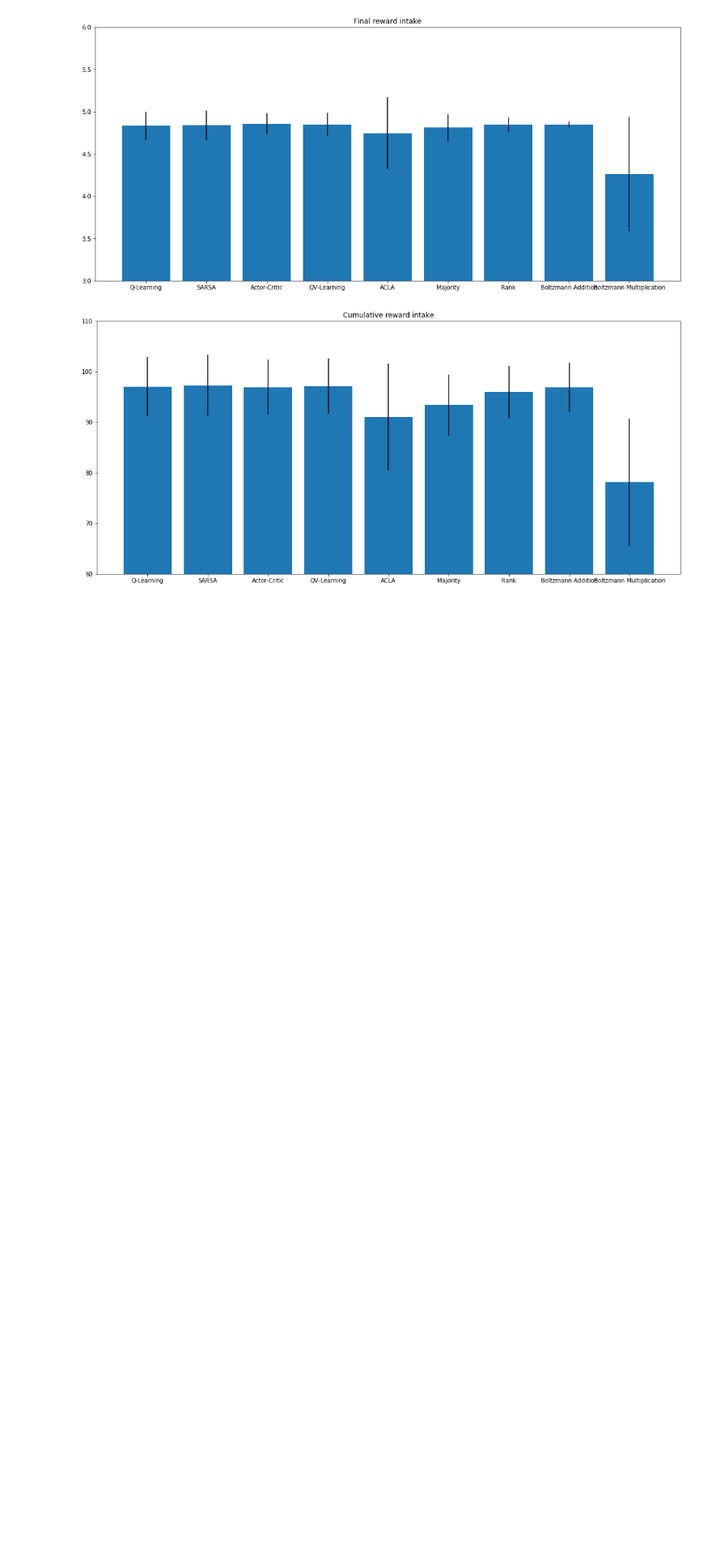
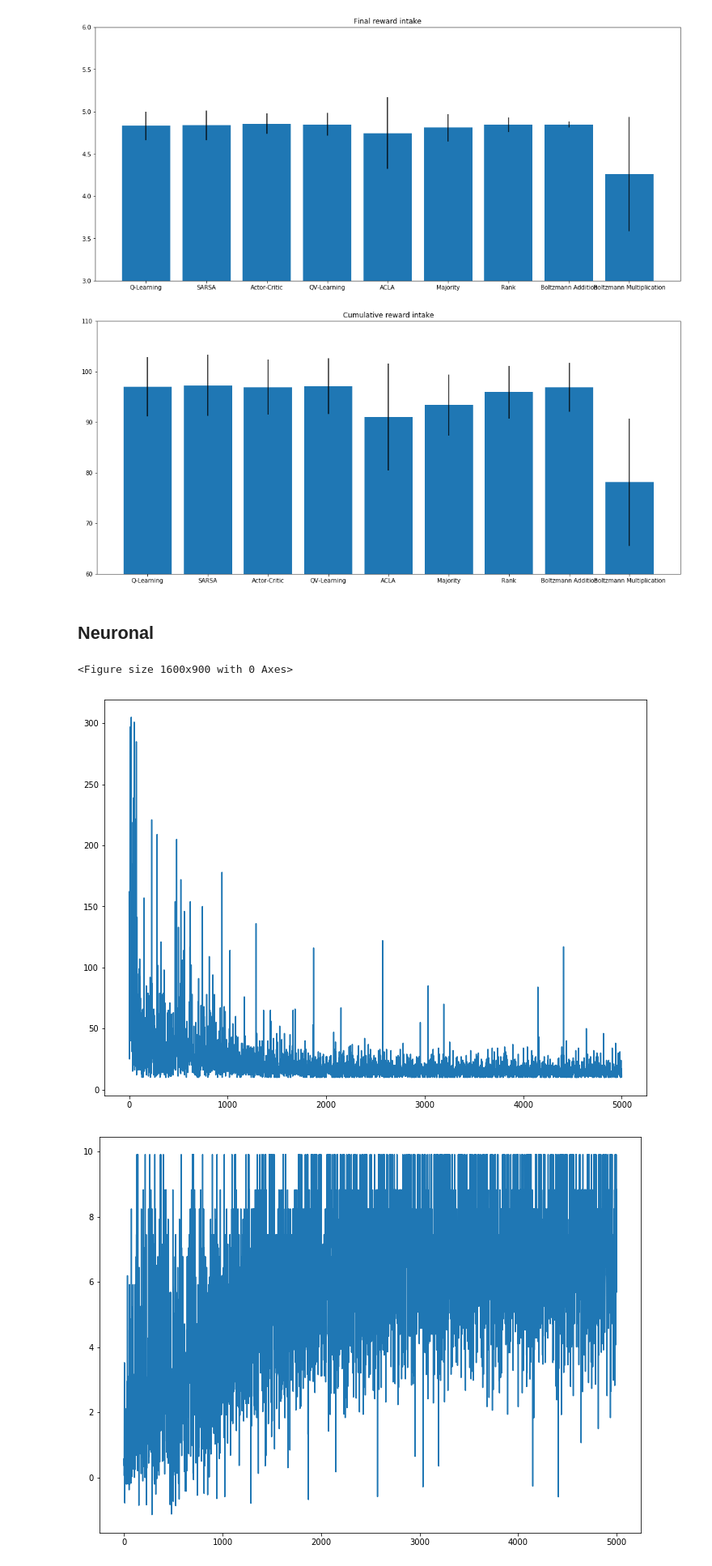
Before and after one commit to BenjaminEngelman/Game-Theory-Final-Project, a Jupyter notebook: Plots.ipynb, the cells around one changed output. Shown: that part at 81% size. Saved outputs shown, nothing was run; the diff lists cells and outputs as text; code cells hidden in the pictures; blank space fills up the shorter version.

```diff
--- a/Plots.ipynb
+++ b/Plots.ipynb
@@ -170,3 +174,13 @@ plt.xticks([i for i in range(len(algos))],algos)
  <a list of 9 Text xticklabel objects>)
 [figure]
 [figure]
+# %% [markdown]
+## Neuronal
+# %%
+plt.figure(figsize=(16, 9))
+numberOfSteps = plotFile("results/nnQLearningNumSteps.json", maxElements=5000)
+numberOfSteps = plotFile("results/nnQLearningRewards.json", maxElements=5000)
+# %% [output]
+<Figure size 1600x900 with 0 Axes>
+[figure, added]
+[figure, added]
```
Also changed, not shown: parts of 7 cells of this notebook.
